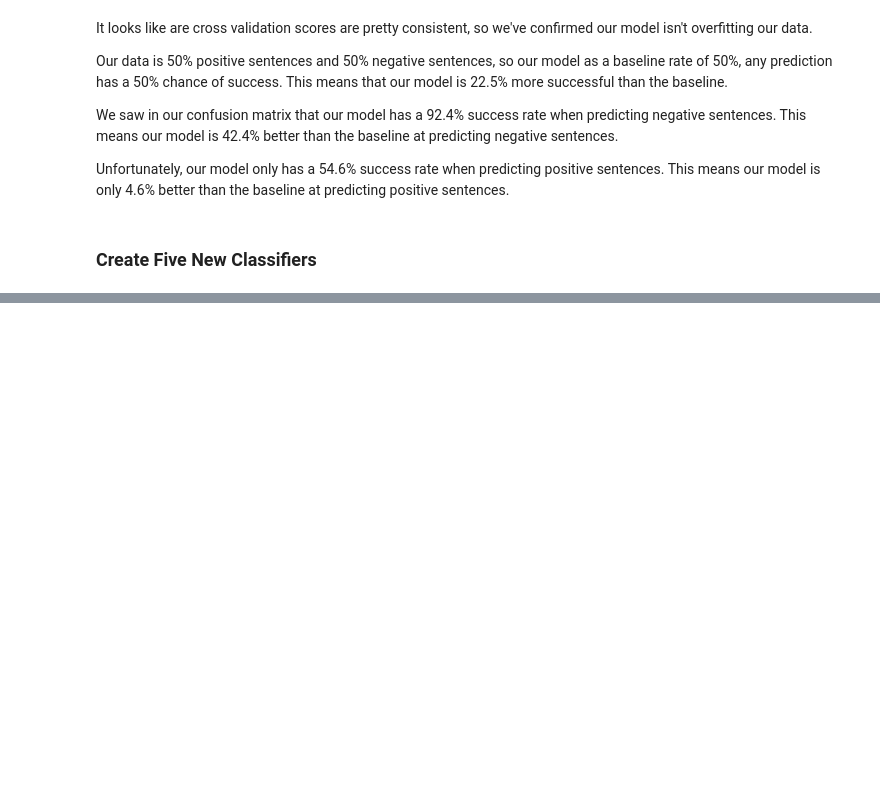
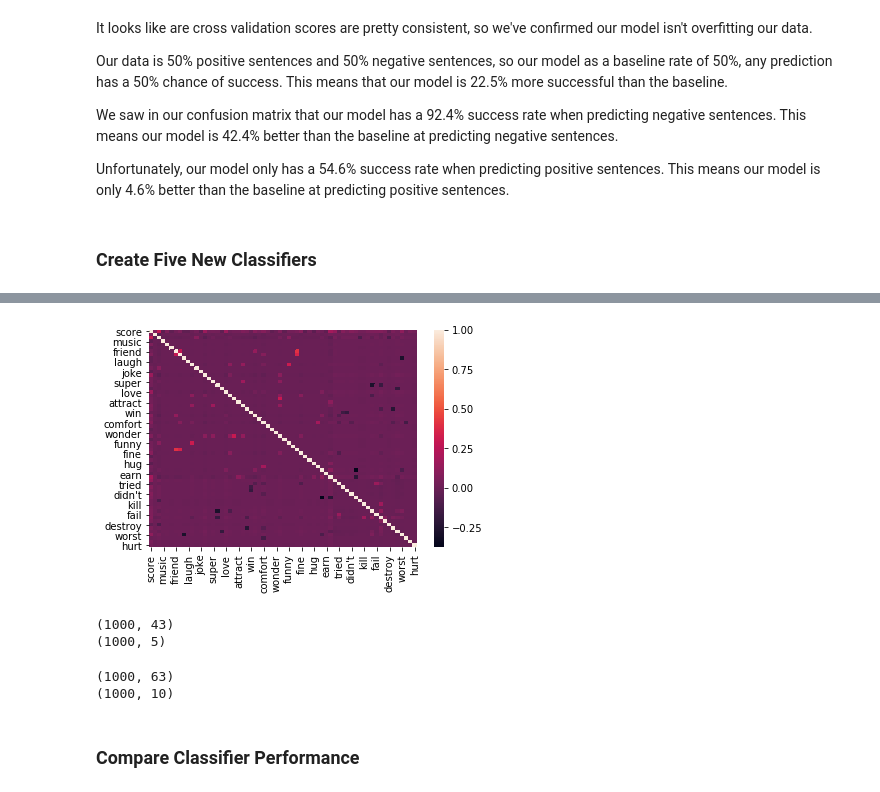
Before and after one commit to aarondelgiudice/thinkful, a Jupyter notebook: Unit_2/2.3.4_Challenge_Iterate_and_Evaluate_Your_Classifier.ipynb, the cells around one changed output, grey strips where cells are left out. Drawn from its saved outputs; the diff is of its cells as text; code cells hidden in the pictures; blank space fills up the shorter version.

```diff
--- a/Unit_2/2.3.4_Challenge_Iterate_and_Evaluate_Your_Classifier.ipynb
+++ b/Unit_2/2.3.4_Challenge_Iterate_and_Evaluate_Your_Classifier.ipynb
@@ -175,0 +217,54 @@ This means our model is only 4.6% better than the baseline at predicting positiv
+# %%
+# let's create a classifier that's a composite of our negative and positive classifiers
+amzn_3 = amzn
+
+for i in pos_list:
+    amzn_3[str(i)] = amzn_3.sentence.str.contains(
+        str(i),
+        case=False
+    )
+
+for i in neg_list:
+    amzn_3[str(i)] = ~amzn_3.sentence.str.contains(
+        str(i),
+        case=False
+    )
+
+#
+sns.heatmap(amzn_3.corr());
+# %% [output]
+[figure, added]
+# %%
+# let's look at the 5 best performing features from our first classifier
+
+from sklearn.feature_selection import SelectKBest
+from sklearn.feature_selection import chi2
+
+X,y = amzn_1.iloc[:,2:], amzn_1['score']
+
+print(X.shape)
+
+amzn_4 = SelectKBest(chi2, k=5).fit_transform(X, y)
+
+amzn_4 = pd.DataFrame(amzn_4)
+print(amzn_4.shape)
+# %% [output]
+(1000, 43)
+(1000, 5)
+# %%
+# let's repeat this process for our composite
+# postive & negative classifier and take
+# the top 10 best performing features
+X,y = amzn_3.iloc[:,2:], amzn_3['score']
+
+print(X.shape)
+
+amzn_5 = SelectKBest(chi2, k=10).fit_transform(X, y)
+
+amzn_5 = pd.DataFrame(amzn_5)
+print(amzn_5.shape)
+# %% [output]
+(1000, 63)
+(1000, 10)
+# %% [markdown]
+### Compare Classifier Performance
```
Also changed, not shown: parts of 11 cells of this notebook.
